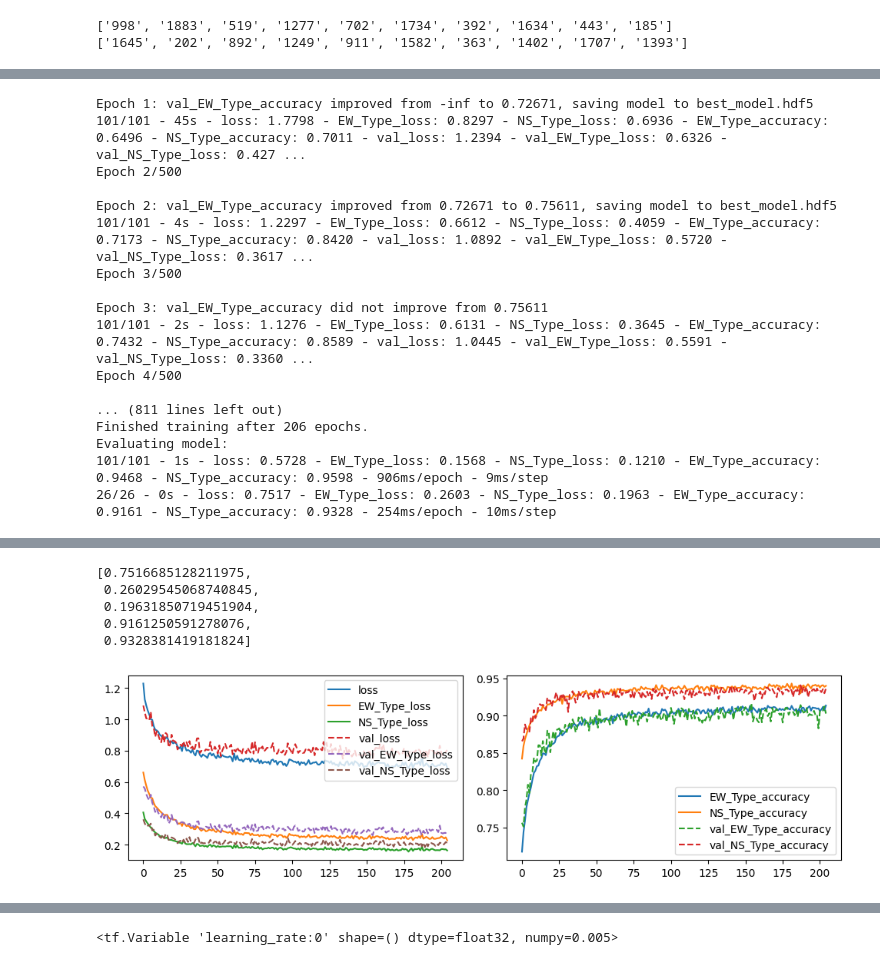
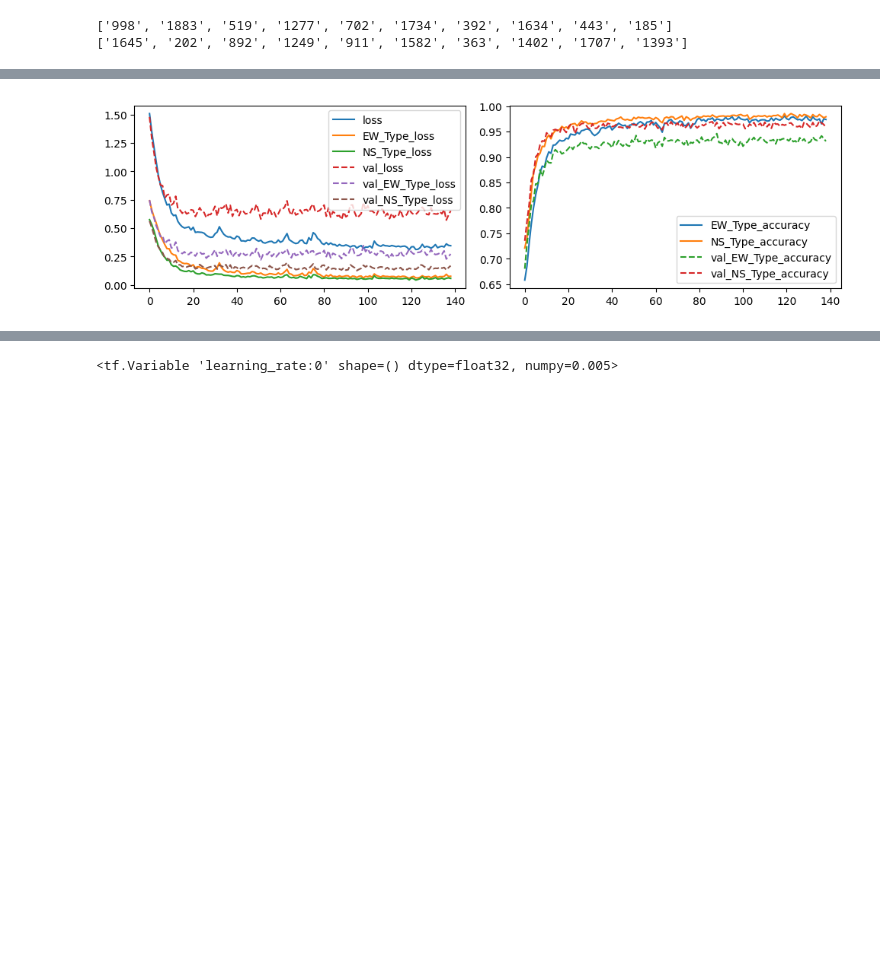
Before and after one commit to DavidBaldsiefen/splid-challenge, a Jupyter notebook: node_classifier.ipynb, the cells around one changed output, grey strips where cells are left out. Saved outputs shown, nothing was run; the diff lists cells and outputs as text; code cells hidden in the pictures; blank space fills up the shorter version.

```diff
--- a/node_classifier.ipynb
+++ b/node_classifier.ipynb
@@ -19,6 +12,6 @@ To enable the following instructions: AVX2 FMA, in other operations, rebuild Ten
 # %%
 # Define the directory paths
-challenge_data_dir = Path('dataset/phase_1_v2')
+challenge_data_dir = Path('dataset/phase_1_v3')
 data_dir = challenge_data_dir / "train"
 labels_dir = challenge_data_dir / 'train_labels.csv'
 
@@ -45,27 +38,27 @@ ds_gen = datahandler.DatasetGenerator(split_df=split_dataframes,
                                       exclude_objects=[],#[1012, 1383, 1385, 1386, 1471, 1473, 1474],
                                       non_transform_features=['Eccentricity',
                                                               'Semimajor Axis (m)',
-                                                              #'Inclination (deg)',
-                                                              'RAAN (deg)',
+                                                              'Inclination (deg)',
+                                                              #'RAAN (deg)',
                                                               #'Argument of Periapsis (deg)',
-                                                              'True Anomaly (deg)',
-                                                              #'Latitude (deg)',
-                                                              #'Longitude (deg)',
+                                                              #'True Anomaly (deg)',
+                                                              'Latitude (deg)',
+                                                              'Longitude (deg)',
                                                               ],
-                                      diff_transform_features=['Eccentricity',
-                                                               'Semimajor Axis (m)',
-                                                               'Inclination (deg)',
+                                      diff_transform_features=[#'Eccentricity',
+                                                               #'Semimajor Axis (m)',
+                                                               #'Inclination (deg)',
                                                                #'RAAN (deg)',
-                                                               #'Argument of Periapsis (deg)',
+                                                               'Argument of Periapsis (deg)',
                                                                'True Anomaly (deg)',
                                                                #'Longitude (deg)',
                                                                #'Latitude (deg)'
                                                                ],
                                       sin_transform_features=[ #'Inclination (deg)',
-                                                               #'RAAN (deg)',
-                                                               'Argument of Periapsis (deg)',
+                                                               'RAAN (deg)',
+                                                               #'Argument of Periapsis (deg)',
                                                                #'True Anomaly (deg)',
-                                                               'Longitude (deg)',
+                                                               #'Longitude (deg)',
                                                                #'Latitude (deg)'
                                                               ],
                                       sin_cos_transform_features=[
@@ -90,7 +83,7 @@ ds_gen = datahandler.DatasetGenerator(split_df=split_dataframes,
                                                              ],
                                       add_daytime_feature=False,
                                       add_yeartime_feature=False,
-                                      add_linear_timeindex=True,
+                                      add_linear_timeindex=False,
                                       with_labels=True,
                                       train_val_split=0.8,
                                       input_stride=1,
@@ -99,7 +92,7 @@ ds_gen = datahandler.DatasetGenerator(split_df=split_dataframes,
                                       scale=True,
                                       per_object_scaling=False,
                                       pad_location_labels=0,
-                                      nodes_to_include_as_locations=['SS', 'AD', 'IK'],
+                                      nodes_to_include_as_locations=['SS', 'AD', 'IK', 'ID'],
                                       input_history_steps=16,
                                       input_future_steps=128,
                                       input_dtype=np.float32,
@@ -130,10 +124,10 @@ utils.set_random_seed(42)
 train_combined, val_combined = ds_gen.get_datasets(batch_size=128,
                                                    label_features=['EW_Type', 'NS_Type'],#, 'NS_Type'],
                                                    with_identifier=False,
-                                                   only_nodes=False,
+                                                   only_nodes=True,
                                                    shuffle=True,
                                                    stride=1,
-                                                   keep_label_stride=500,
+                                                   keep_label_stride=1,
                                                    verbose=1)
 print(train_combined.element_spec)
 # MUI IMPORTANTE!!! =>>> Cardinality is below number of nodes, because sometimes EW and NS are in the same location <= FUCKING READ THIS DAVID AND DONT START CALCULATING FOR THE 1000TH TIME!!!
@@ -171,7 +145,7 @@ utils.set_random_seed(42)
 #dense_model = prediction_models.Dense_NN(train_combined, conv1d_layers=[], dense_layers=[1], l2_reg=0.00001, mixed_dropout=0.2, lr_scheduler=[70000,0.9], seed=0)
 
 dense_model = prediction_models.Dense_NN(val_combined,
-                                         conv1d_layers=[[64,7,1,1,1],[64,7,1,1,1],[48,7,2,1,1]],
+                                         conv1d_layers=[[64,7,1,2,1],[64,9,1,1,1],[64,14,6,1,1]],
                                          convlstm1d_layers=[],#[[16,4],[16,4],[16,4]],
                                          conv2d_layers=[],#[32,(6,3)],[32,(6,3)],[32,(6,3)]],
                                          dense_layers=[64,32],
@@ -179,12 +153,12 @@ dense_model = prediction_models.Dense_NN(val_combined,
                                          l2_reg=0.001,
                                          input_dropout=0.00,
                                          mixed_dropout_dense=0.05,
-                                         mixed_dropout_cnn=0.1,
+                                         mixed_dropout_cnn=0.05,
                                          mixed_dropout_lstm=0.0,
-                                         mixed_batchnorm_cnn=True, # if True, this fucks up inference big time! maybe re-visit?
-                                         mixed_batchnorm_dense=True,
+                                         mixed_batchnorm_cnn=False, # if True, this fucks up inference big time! maybe re-visit?
+                                         mixed_batchnorm_dense=False,
                                          mixed_batchnorm_before_relu=False,
-                                         lr_scheduler=[0.005],#, 250, 0.9],
+                                         lr_scheduler=[0.0025],#, 250, 0.9],
                                          output_type='classification',
                                          seed=0)
 
@@ -250,17 +212,0 @@ I0000 00:00:1709165556.831273   94133 device_compiler.h:186] Compiled cluster us
-Epoch 1: val_EW_Type_accuracy improved from -inf to 0.72671, saving model to best_model.hdf5
-101/101 - 45s - loss: 1.7798 - EW_Type_loss: 0.8297 - NS_Type_loss: 0.6936 - EW_Type_accuracy: 0.6496 - NS_Type_accuracy: 0.7011 - val_loss: 1.2394 - val_EW_Type_loss: 0.6326 - val_NS_Type_loss: 0.427 ...
-Epoch 2/500
-
-Epoch 2: val_EW_Type_accuracy improved from 0.72671 to 0.75611, saving model to best_model.hdf5
-101/101 - 4s - loss: 1.2297 - EW_Type_loss: 0.6612 - NS_Type_loss: 0.4059 - EW_Type_accuracy: 0.7173 - NS_Type_accuracy: 0.8420 - val_loss: 1.0892 - val_EW_Type_loss: 0.5720 - val_NS_Type_loss: 0.3617 ...
-Epoch 3/500
-
-Epoch 3: val_EW_Type_accuracy did not improve from 0.75611
-101/101 - 2s - loss: 1.1276 - EW_Type_loss: 0.6131 - NS_Type_loss: 0.3645 - EW_Type_accuracy: 0.7432 - NS_Type_accuracy: 0.8589 - val_loss: 1.0445 - val_EW_Type_loss: 0.5591 - val_NS_Type_loss: 0.3360 ...
-Epoch 4/500
-
-... (811 lines left out)
-Finished training after 206 epochs.
-Evaluating model:
-101/101 - 1s - loss: 0.5728 - EW_Type_loss: 0.1568 - NS_Type_loss: 0.1210 - EW_Type_accuracy: 0.9468 - NS_Type_accuracy: 0.9598 - 906ms/epoch - 9ms/step
-26/26 - 0s - loss: 0.7517 - EW_Type_loss: 0.2603 - NS_Type_loss: 0.1963 - EW_Type_accuracy: 0.9161 - NS_Type_accuracy: 0.9328 - 254ms/epoch - 10ms/step
@@ -268,9 +213,4 @@ Evaluating model:
-[0.7516685128211975,
- 0.26029545068740845,
- 0.19631850719451904,
- 0.9161250591278076,
- 0.9328381419181824]
-[figure, old version]
+[figure, new version]
 # %%
 hist = dense_model.fit(train_combined, val_ds=val_combined, early_stopping=40, target_metric='val_EW_Type_accuracy', epochs=100, verbose=2, plot_hist=True, callbacks=[])
 # %%
```
Also changed, not shown: parts of 7 cells of this notebook, 3 other files.
